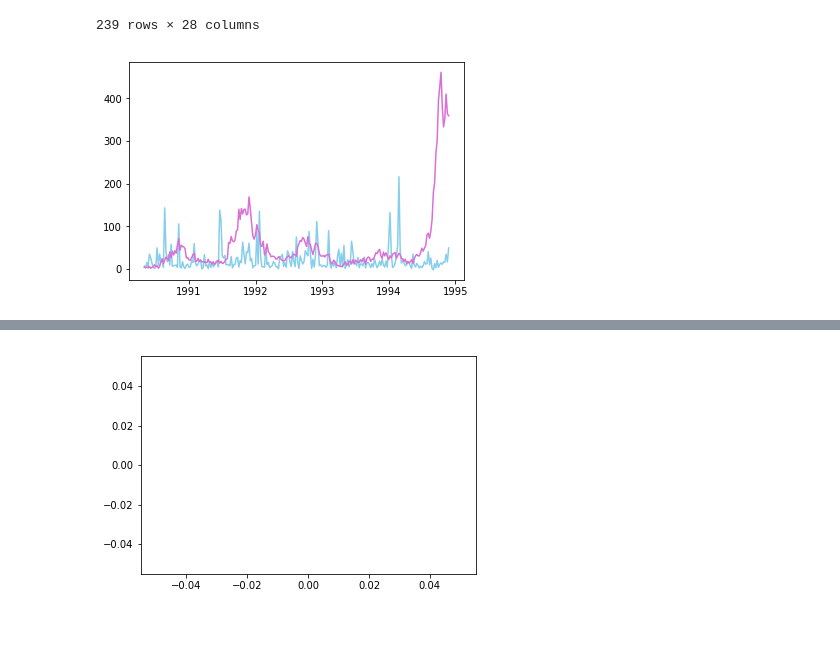
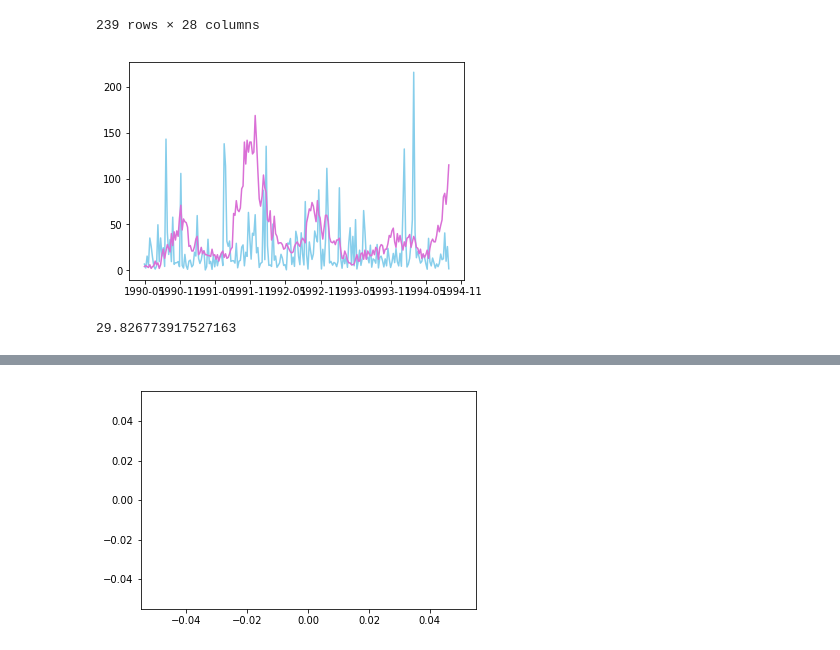
Before and after one commit to corybaird/Predicting_Disease_Spread, a Jupyter notebook: Asumi_Dengues_EDA2.ipynb, the cells around one changed output, grey strips where cells are left out. Cells and saved outputs as stored; diff of their text form; code cells hidden in the pictures.

```diff
--- a/Asumi_Dengues_EDA2.ipynb
+++ b/Asumi_Dengues_EDA2.ipynb
@@ -430,13 +430,26 @@ result2
 | 238 | 49.354336 | 0 | 1994 | 47 | 1994-11-26 | NaN | NaN | NaN | NaN | ... |
 239 rows × 28 columns
 # %%
-sj = result2[result2.city == 0]
+test = result2[result2.city == 0]
+
+date1 = date(1994, 9, 1)
+mask = (test['date'] <= date1)
+sj = test.loc[mask]
+
+
 x = sj.date
 y0 = sj.y_pred
 y1 = sj.total_cases
 
 plt.plot(x, y0, color = 'skyblue')
 plt.plot(x, y1, color = 'orchid')
 plt.show()
 # %% [output]
-[figure, old version]
+[figure, new version]
+# %%
+aa  = sj.total_cases.tolist()
+bb = sj.y_pred.tolist()
+new_MAE = mean_absolute_error(aa, bb)
+new_MAE
+# %% [output]
+29.826773917527163
```
Also changed, not shown: parts of 31 cells of this notebook.
